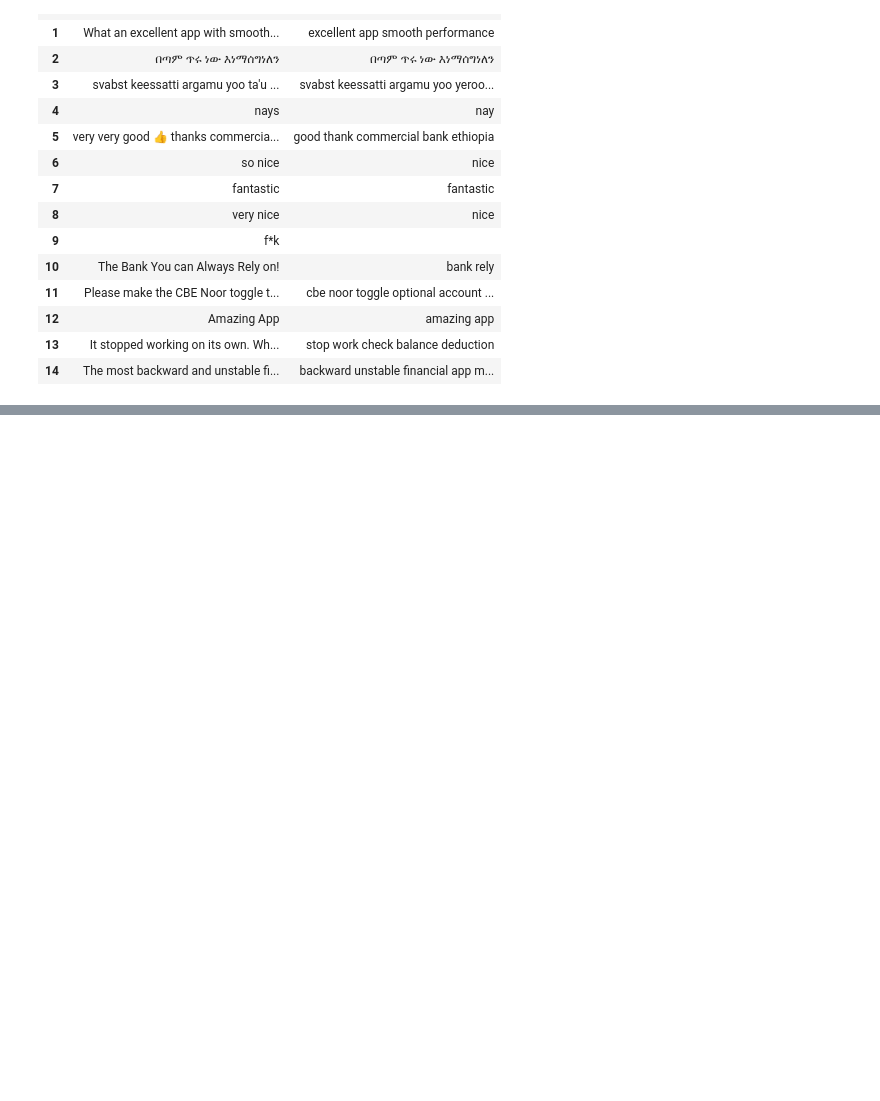
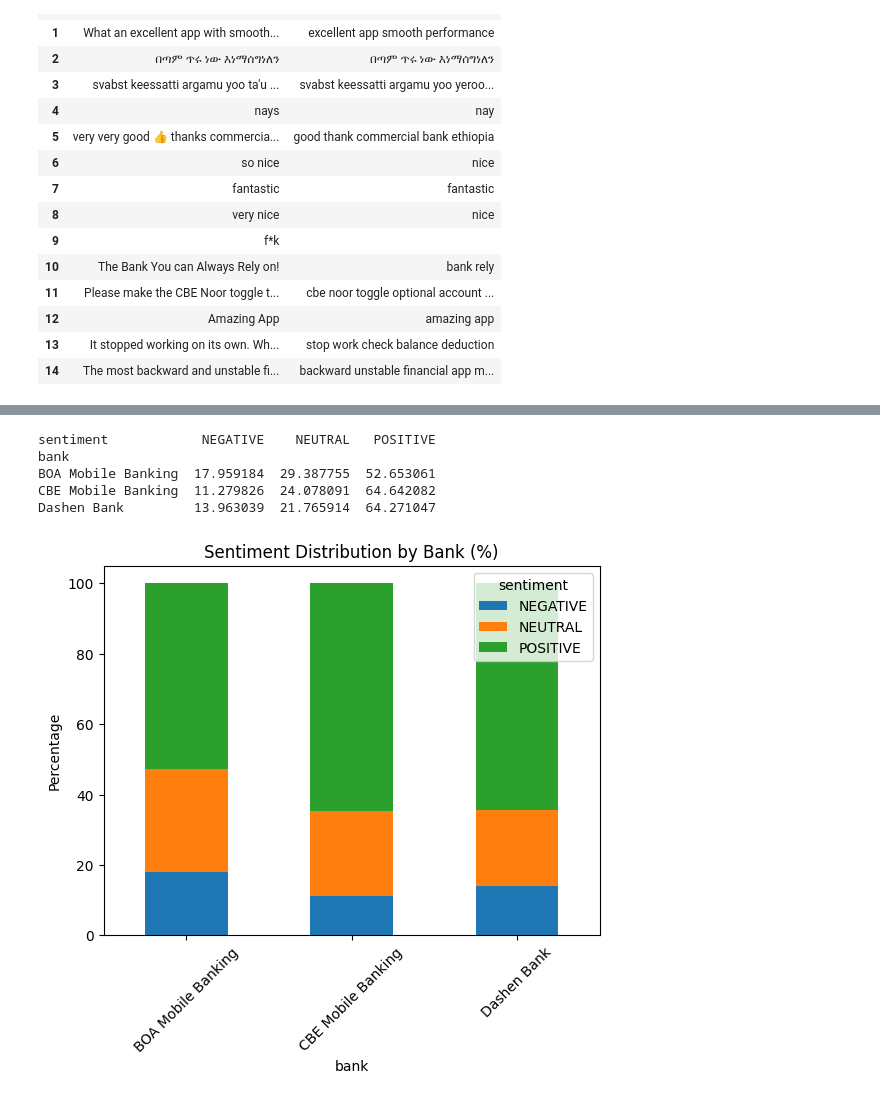
Before and after one commit to Richo-Worku/fintech-review-analytics, a Jupyter notebook: scraping.ipynb, the cells around one changed output, grey strips where cells are left out. Cells and saved outputs as stored; diff of their text form; code cells hidden in the pictures; blank space fills up the shorter version.

```diff
--- a/scraping.ipynb
+++ b/scraping.ipynb
@@ -489,0 +530,15 @@ final_df.to_csv("data/final_sentiment_themes.csv", index=False)
+# %%
+sentiment_dist = pd.crosstab(df["bank"], df["sentiment"], normalize="index") * 100
+print(sentiment_dist)
+sentiment_dist.plot(kind="bar", stacked=True)
+plt.title("Sentiment Distribution by Bank (%)")
+plt.ylabel("Percentage")
+plt.xticks(rotation=45)
+plt.show()
+# %% [output]
+sentiment            NEGATIVE    NEUTRAL   POSITIVE
+bank
+BOA Mobile Banking  17.959184  29.387755  52.653061
+CBE Mobile Banking  11.279826  24.078091  64.642082
+Dashen Bank         13.963039  21.765914  64.271047
+[figure, added]
```
Also changed, not shown: parts of 10 cells of this notebook.
